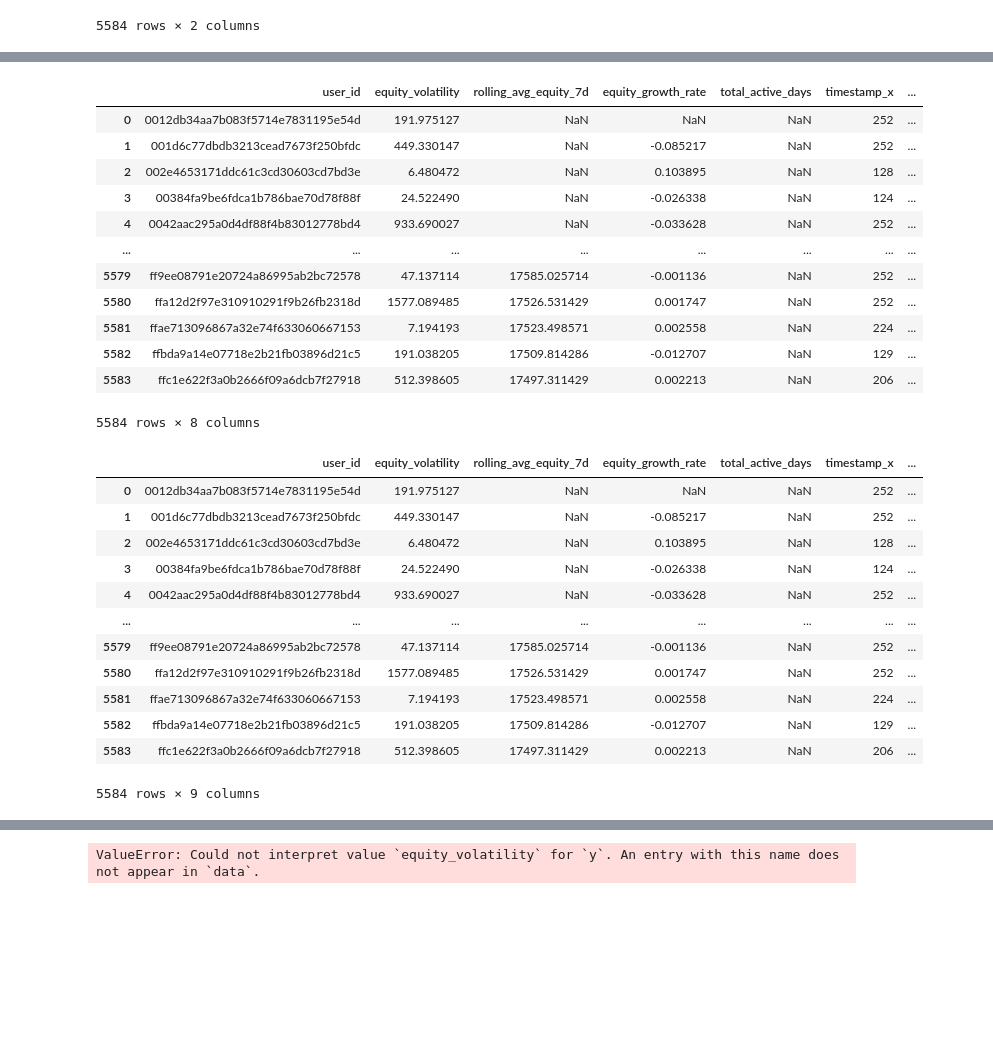
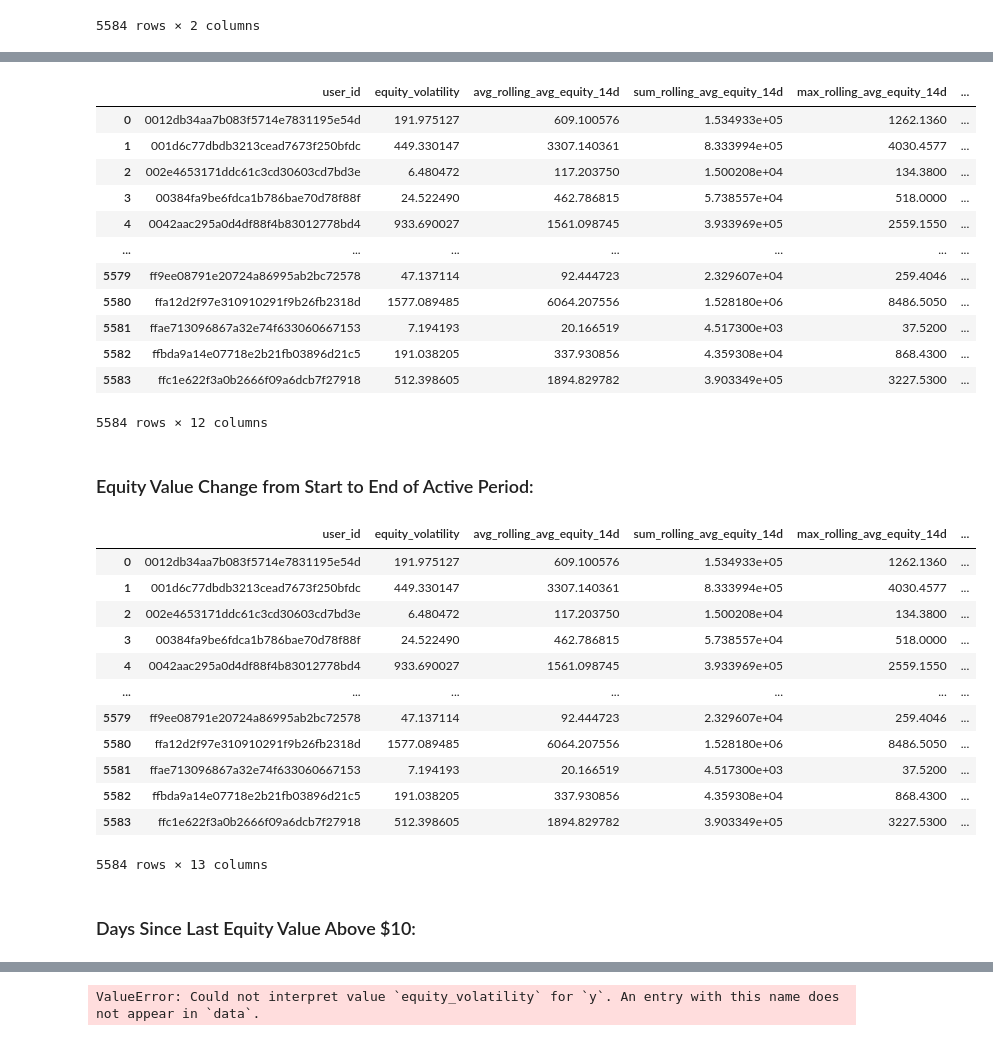
Before and after one commit to Michelangelo20/robinhood_classifer, a Jupyter notebook: src/notebook/rh_classifier_EDA_pt1.ipynb, the cells around one changed output, grey strips where cells are left out. Saved outputs shown, nothing was run; the diff lists cells and outputs as text; code cells hidden in the pictures; blank space fills up the shorter version.

```diff
--- a/src/notebook/rh_classifier_EDA_pt1.ipynb
+++ b/src/notebook/rh_classifier_EDA_pt1.ipynb
@@ -113,9 +116,12 @@ new_df
 # %%
 '''
-2. Rolling Average Equity (Smoothing Trends)
 Why it's useful: A rolling average smooths out short-term fluctuations in the equity value and highlights longer-term trends. This feature can capture the general trajectory of a user’s equity over time.
-How to calculate: Apply a rolling average over a window of time (e.g., 7 days or 30 days).
+How to calculate: Apply a rolling average over a window of time
 '''
-equity_df['rolling_avg_equity_7d'] = equity_df.groupby('user_id')['close_equity'].rolling(window=7).mean().reset_index(level=0, drop=True)
-equity_df
+equity_df['rolling_avg_equity_14d'] = equity_df.groupby('user_id')['close_equity'].rolling(window=14).mean().reset_index(level=0, drop=True)
+aggregated_df = equity_df.groupby('user_id')['close_equity'].agg(['mean', 'sum', 'max', 'min']).reset_index()
+aggregated_df
+new_df = new_df.merge(aggregated_df, on='user_id', how='left')
+new_df.rename(columns={'mean': 'avg_rolling_avg_equity_14d', 'sum': 'sum_rolling_avg_equity_14d', 'max':'max_rolling_avg_equity_14d', 'min':'min_rolling_avg_equity_14d' }, errors="raise", inplace=True)
+new_df
 # %% [output]
@@ -135,9 +158,17 @@ equity_df
 # %%
+### TESTING ###
 '''
-Equity Growth Rate (Daily or Weekly):
 Why it's useful: Growth rate measures how fast a user’s equity value is changing, which can indicate whether they are increasing their account balance steadily or depleting it.
 How to calculate: Compute the percentage change in equity for each day.
 '''
-new_df['equity_growth_rate'] = equity_df.groupby('user_id')['close_equity'].pct_change()
+equity_df['equity_growth_rate'] = equity_df.groupby('user_id')['close_equity'].pct_change()
+aggregated_df = equity_df.groupby('user_id')['equity_growth_rate'].agg(['mean', 'sum', 'max', 'min']).reset_index()
+aggregated_df
+new_df = new_df.merge(aggregated_df, on='user_id', how='left')
+new_df.rename(columns={'mean': 'avg_equity_growth_rate', 'sum': 'sum_equity_growth_rate', 'max':'max_equity_growth_rate',  'min':'min_equity_growth_rate'}, errors="raise", inplace=True)
 new_df
+# # equity_df has 1119157 rows
+# new_df['equity_growth_rate'] = equity_df.groupby('user_id')['close_equity'].pct_change()
+# # new_df only has 5584
+# new_df
 # %% [output]
@@ -193,43 +226,46 @@ avg_equity.columns = ['user_id', 'avg_equity']
 new_df = new_df.merge(avg_equity, on='user_id', how='left')
 new_df
 # %% [output]
-|  | user_id | equity_volatility | rolling_avg_equity_7d | equity_growth_rate | total_active_days | timestamp_x | ... |
-| 0 | 0012db34aa7b083f5714e7831195e54d | 191.975127 | NaN | NaN | NaN | 252 | ... |
-| 1 | 001d6c77dbdb3213cead7673f250bfdc | 449.330147 | NaN | -0.085217 | NaN | 252 | ... |
-| 2 | 002e4653171ddc61c3cd30603cd7bd3e | 6.480472 | NaN | 0.103895 | NaN | 128 | ... |
-| 3 | 00384fa9be6fdca1b786bae70d78f88f | 24.522490 | NaN | -0.026338 | NaN | 124 | ... |
-| 4 | 0042aac295a0d4df88f4b83012778bd4 | 933.690027 | NaN | -0.033628 | NaN | 252 | ... |
-| ... | ... | ... | ... | ... | ... | ... | ... |
-| 5579 | ff9ee08791e20724a86995ab2bc72578 | 47.137114 | 17585.025714 | -0.001136 | NaN | 252 | ... |
-| 5580 | ffa12d2f97e310910291f9b26fb2318d | 1577.089485 | 17526.531429 | 0.001747 | NaN | 252 | ... |
-| 5581 | ffae713096867a32e74f633060667153 | 7.194193 | 17523.498571 | 0.002558 | NaN | 224 | ... |
-| 5582 | ffbda9a14e07718e2b21fb03896d21c5 | 191.038205 | 17509.814286 | -0.012707 | NaN | 129 | ... |
-| 5583 | ffc1e622f3a0b2666f09a6dcb7f27918 | 512.398605 | 17497.311429 | 0.002213 | NaN | 206 | ... |
+|  | user_id | equity_volatility | avg_rolling_avg_equity_14d | sum_rolling_avg_equity_14d | max_rolling_avg_equity_14d | ... |
+| 0 | 0012db34aa7b083f5714e7831195e54d | 191.975127 | 609.100576 | 1.534933e+05 | 1262.1360 | ... |
+| 1 | 001d6c77dbdb3213cead7673f250bfdc | 449.330147 | 3307.140361 | 8.333994e+05 | 4030.4577 | ... |
+| 2 | 002e4653171ddc61c3cd30603cd7bd3e | 6.480472 | 117.203750 | 1.500208e+04 | 134.3800 | ... |
+| 3 | 00384fa9be6fdca1b786bae70d78f88f | 24.522490 | 462.786815 | 5.738557e+04 | 518.0000 | ... |
+| 4 | 0042aac295a0d4df88f4b83012778bd4 | 933.690027 | 1561.098745 | 3.933969e+05 | 2559.1550 | ... |
+| ... | ... | ... | ... | ... | ... | ... |
+| 5579 | ff9ee08791e20724a86995ab2bc72578 | 47.137114 | 92.444723 | 2.329607e+04 | 259.4046 | ... |
+| 5580 | ffa12d2f97e310910291f9b26fb2318d | 1577.089485 | 6064.207556 | 1.528180e+06 | 8486.5050 | ... |
+| 5581 | ffae713096867a32e74f633060667153 | 7.194193 | 20.166519 | 4.517300e+03 | 37.5200 | ... |
+| 5582 | ffbda9a14e07718e2b21fb03896d21c5 | 191.038205 | 337.930856 | 4.359308e+04 | 868.4300 | ... |
+| 5583 | ffc1e622f3a0b2666f09a6dcb7f27918 | 512.398605 | 1894.829782 | 3.903349e+05 | 3227.5300 | ... |
-5584 rows × 8 columns
+5584 rows × 12 columns
+# %% [markdown]
+### Equity Value Change from Start to End of Active Period:
 # %%
 '''
-Equity Value Change from Start to End of Active Period:
 Why it's useful: This captures whether a user’s equity is increasing or decreasing from the start of their engagement. A user with decreasing equity might be more prone to churn.
 How to calculate: Subtract the first close_equity value from the last for each user.
 '''
 equity_change = equity_df.groupby('user_id').apply(lambda x: x['close_equity'].iloc[-1] - x['close_equity'].iloc[0]).reset_index()
 equity_change.columns = ['user_id', 'equity_change_start_to_end']
 
 new_df = new_df.merge(equity_change, on='user_id', how='left')
 new_df
 # %% [output]
-|  | user_id | equity_volatility | rolling_avg_equity_7d | equity_growth_rate | total_active_days | timestamp_x | ... |
-| 0 | 0012db34aa7b083f5714e7831195e54d | 191.975127 | NaN | NaN | NaN | 252 | ... |
-| 1 | 001d6c77dbdb3213cead7673f250bfdc | 449.330147 | NaN | -0.085217 | NaN | 252 | ... |
-| 2 | 002e4653171ddc61c3cd30603cd7bd3e | 6.480472 | NaN | 0.103895 | NaN | 128 | ... |
-| 3 | 00384fa9be6fdca1b786bae70d78f88f | 24.522490 | NaN | -0.026338 | NaN | 124 | ... |
-| 4 | 0042aac295a0d4df88f4b83012778bd4 | 933.690027 | NaN | -0.033628 | NaN | 252 | ... |
-| ... | ... | ... | ... | ... | ... | ... | ... |
-| 5579 | ff9ee08791e20724a86995ab2bc72578 | 47.137114 | 17585.025714 | -0.001136 | NaN | 252 | ... |
-| 5580 | ffa12d2f97e310910291f9b26fb2318d | 1577.089485 | 17526.531429 | 0.001747 | NaN | 252 | ... |
-| 5581 | ffae713096867a32e74f633060667153 | 7.194193 | 17523.498571 | 0.002558 | NaN | 224 | ... |
-| 5582 | ffbda9a14e07718e2b21fb03896d21c5 | 191.038205 | 17509.814286 | -0.012707 | NaN | 129 | ... |
-| 5583 | ffc1e622f3a0b2666f09a6dcb7f27918 | 512.398605 | 17497.311429 | 0.002213 | NaN | 206 | ... |
+|  | user_id | equity_volatility | avg_rolling_avg_equity_14d | sum_rolling_avg_equity_14d | max_rolling_avg_equity_14d | ... |
+| 0 | 0012db34aa7b083f5714e7831195e54d | 191.975127 | 609.100576 | 1.534933e+05 | 1262.1360 | ... |
+| 1 | 001d6c77dbdb3213cead7673f250bfdc | 449.330147 | 3307.140361 | 8.333994e+05 | 4030.4577 | ... |
+| 2 | 002e4653171ddc61c3cd30603cd7bd3e | 6.480472 | 117.203750 | 1.500208e+04 | 134.3800 | ... |
+| 3 | 00384fa9be6fdca1b786bae70d78f88f | 24.522490 | 462.786815 | 5.738557e+04 | 518.0000 | ... |
+| 4 | 0042aac295a0d4df88f4b83012778bd4 | 933.690027 | 1561.098745 | 3.933969e+05 | 2559.1550 | ... |
+| ... | ... | ... | ... | ... | ... | ... |
+| 5579 | ff9ee08791e20724a86995ab2bc72578 | 47.137114 | 92.444723 | 2.329607e+04 | 259.4046 | ... |
+| 5580 | ffa12d2f97e310910291f9b26fb2318d | 1577.089485 | 6064.207556 | 1.528180e+06 | 8486.5050 | ... |
+| 5581 | ffae713096867a32e74f633060667153 | 7.194193 | 20.166519 | 4.517300e+03 | 37.5200 | ... |
+| 5582 | ffbda9a14e07718e2b21fb03896d21c5 | 191.038205 | 337.930856 | 4.359308e+04 | 868.4300 | ... |
+| 5583 | ffc1e622f3a0b2666f09a6dcb7f27918 | 512.398605 | 1894.829782 | 3.903349e+05 | 3227.5300 | ... |
-5584 rows × 9 columns
+5584 rows × 13 columns
+# %% [markdown]
+### Days Since Last Equity Value Above $10:
 # %%
 '''
```
Also changed, not shown: parts of 13 cells of this notebook.
